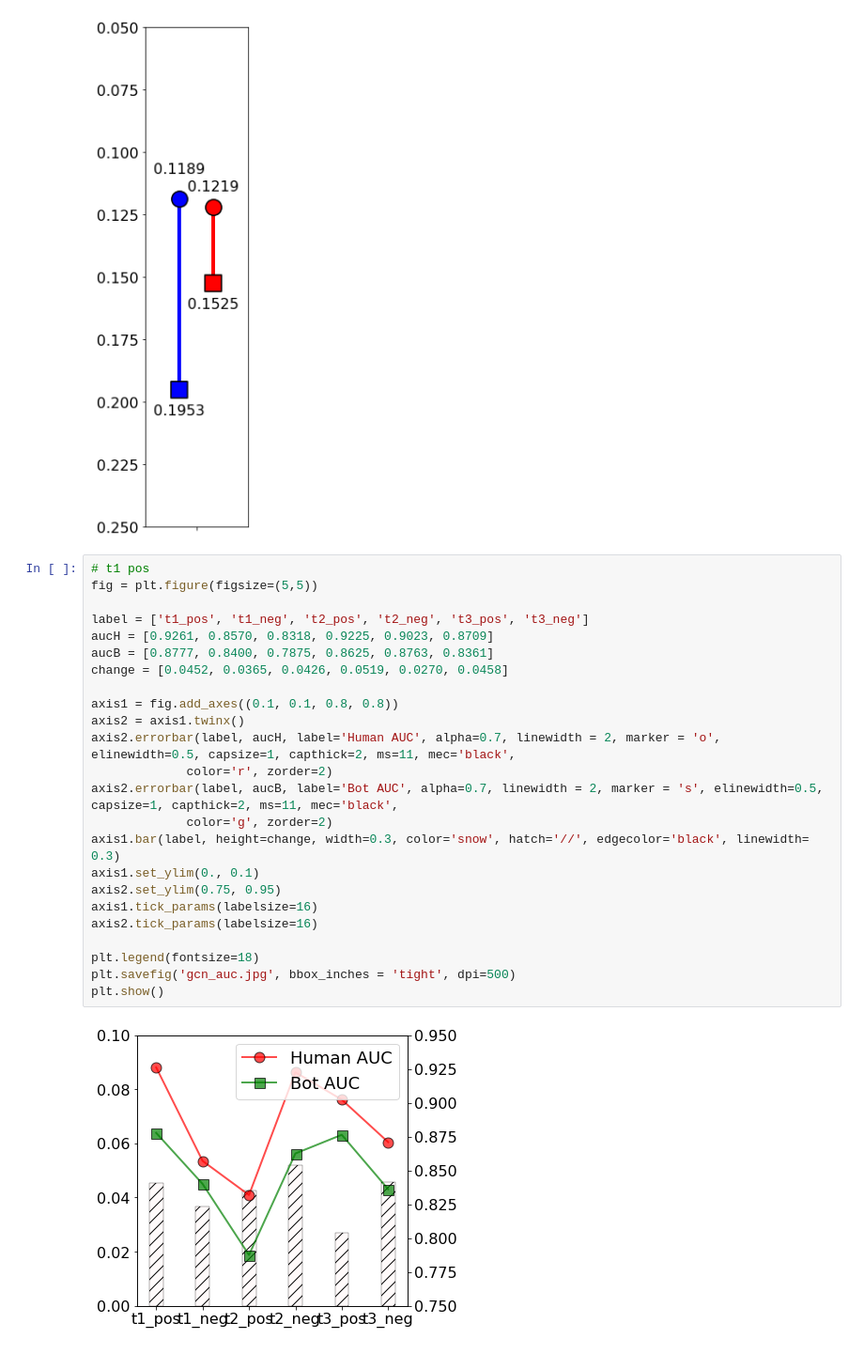
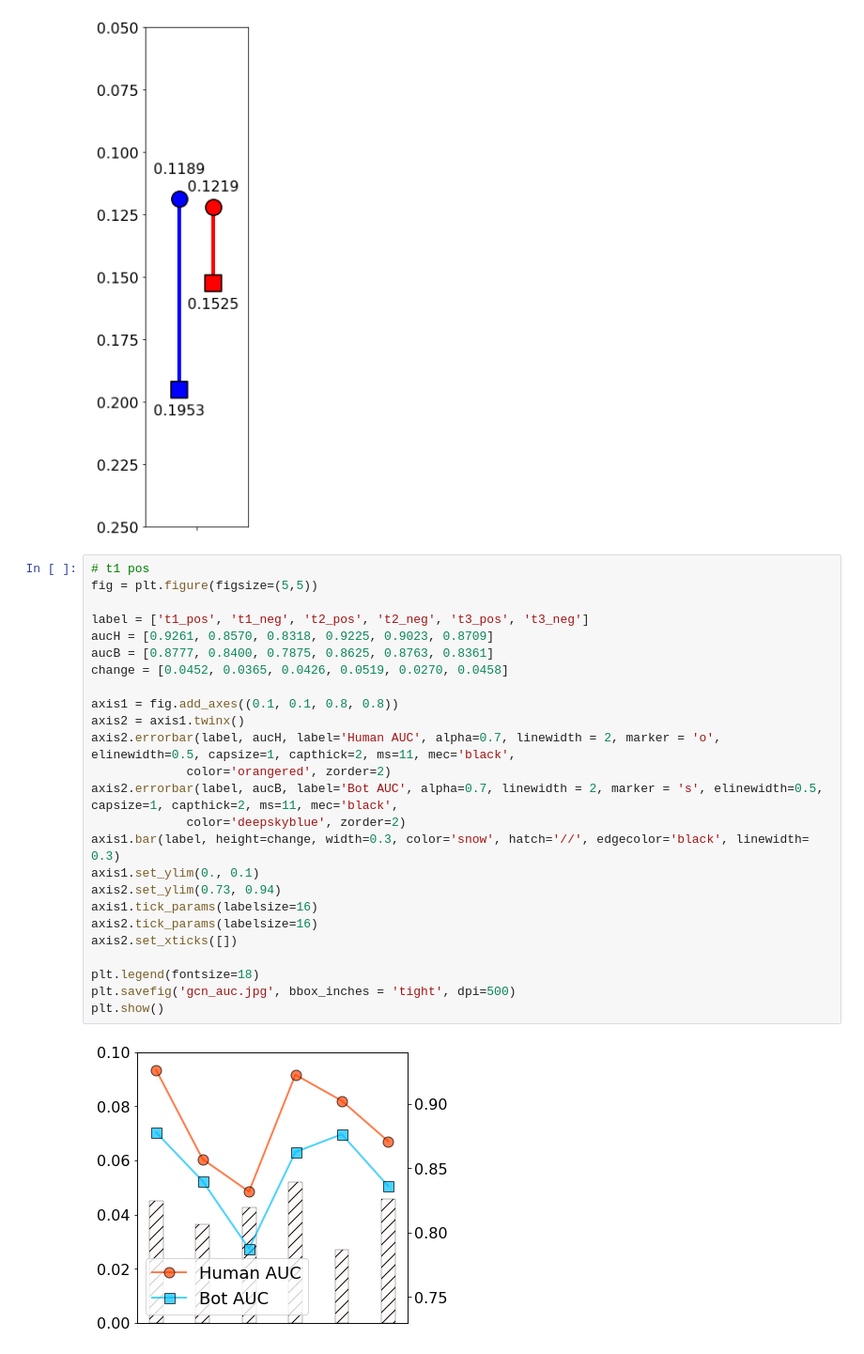
Before and after one commit to ZaccWu/botImpact, a Jupyter notebook: result+vis.ipynb, the cells around one changed output. Shown: that part at 94% size. Cells and saved outputs as stored; diff of their text form.

```diff
--- a/result+vis.ipynb
+++ b/result+vis.ipynb
@@ -198,29 +198,30 @@ plt.show()
 # %%
 # t1 pos
 fig = plt.figure(figsize=(5,5))
 
 label = ['t1_pos', 't1_neg', 't2_pos', 't2_neg', 't3_pos', 't3_neg']
 aucH = [0.9261, 0.8570, 0.8318, 0.9225, 0.9023, 0.8709]
 aucB = [0.8777, 0.8400, 0.7875, 0.8625, 0.8763, 0.8361]
 change = [0.0452, 0.0365, 0.0426, 0.0519, 0.0270, 0.0458]
 
 axis1 = fig.add_axes((0.1, 0.1, 0.8, 0.8))
 axis2 = axis1.twinx()
 axis2.errorbar(label, aucH, label='Human AUC', alpha=0.7, linewidth = 2, marker = 'o', elinewidth=0.5, capsize=1, capthick=2, ms=11, mec='black',
-             color='r', zorder=2)
+             color='orangered', zorder=2)
 axis2.errorbar(label, aucB, label='Bot AUC', alpha=0.7, linewidth = 2, marker = 's', elinewidth=0.5, capsize=1, capthick=2, ms=11, mec='black',
-             color='g', zorder=2)
+             color='deepskyblue', zorder=2)
 axis1.bar(label, height=change, width=0.3, color='snow', hatch='//', edgecolor='black', linewidth= 0.3)
 axis1.set_ylim(0., 0.1)
-axis2.set_ylim(0.75, 0.95)
+axis2.set_ylim(0.73, 0.94)
 axis1.tick_params(labelsize=16)
 axis2.tick_params(labelsize=16)
+axis2.set_xticks([])
 
 plt.legend(fontsize=18)
 plt.savefig('gcn_auc.jpg', bbox_inches = 'tight', dpi=500)
 plt.show()
 # %% [output]
-[figure, old version]
+[figure, new version]
 # %%
 # t1 pos
 fig = plt.figure(figsize=(5,5))
```
Also changed, not shown: parts of 1 cell of this notebook, 24 other files.
